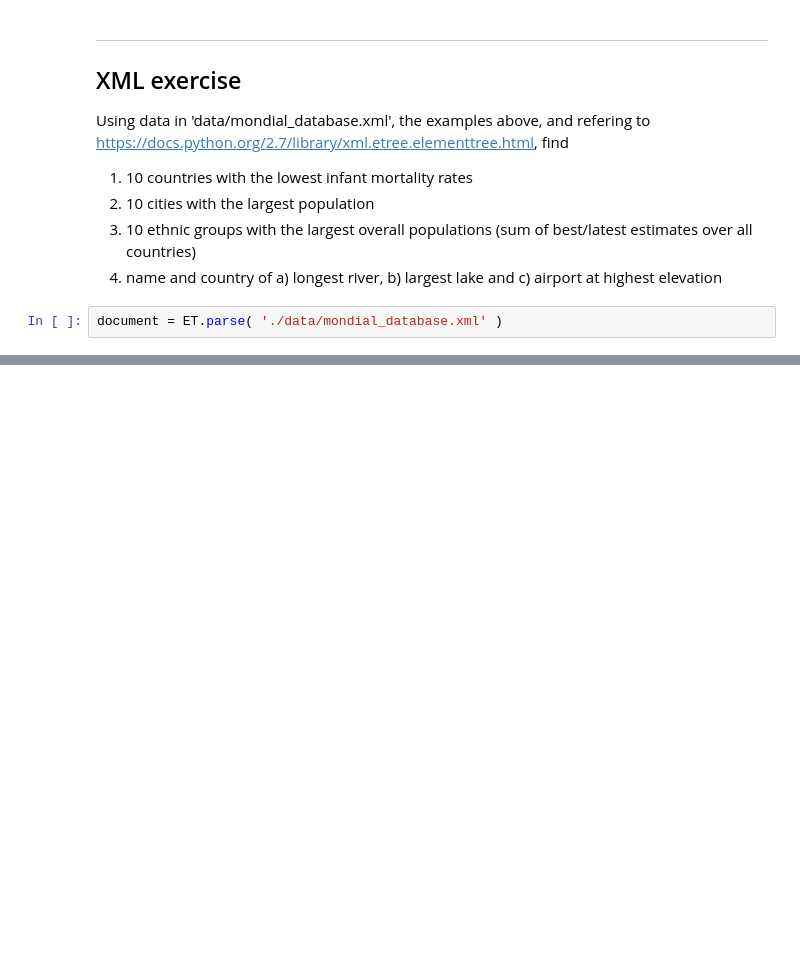
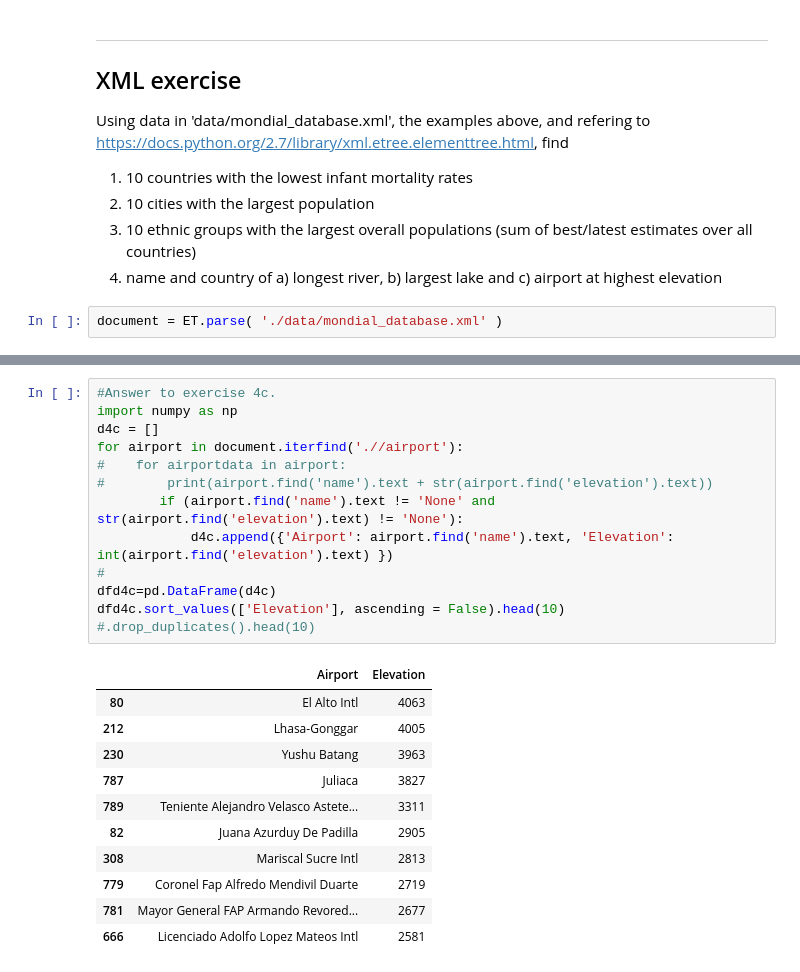
Before and after one commit to luatling/NeoNatal-Disorders, a Jupyter notebook: data_wrangling_xml/sliderule_dsi_xml_exercise.ipynb, the cells around one changed output, grey strips where cells are left out. Drawn from its saved outputs; the diff is of its cells as text; blank space fills up the shorter version.

```diff
--- a/data_wrangling_xml/sliderule_dsi_xml_exercise.ipynb
+++ b/data_wrangling_xml/sliderule_dsi_xml_exercise.ipynb
@@ -192,0 +247,25 @@ xml.etree.ElementTree.Element
+# %%
+#Answer to exercise 4c.
+import numpy as np
+d4c = []
+for airport in document.iterfind('.//airport'):
+#    for airportdata in airport:
+#        print(airport.find('name').text + str(airport.find('elevation').text))
+        if (airport.find('name').text != 'None' and str(airport.find('elevation').text) != 'None'):
+            d4c.append({'Airport': airport.find('name').text, 'Elevation': int(airport.find('elevation').text) })
+#
+dfd4c=pd.DataFrame(d4c)
+dfd4c.sort_values(['Elevation'], ascending = False).head(10)
+#.drop_duplicates().head(10)
+# %% [output]
+|  | Airport | Elevation |
+| 80 | El Alto Intl | 4063 |
+| 212 | Lhasa-Gonggar | 4005 |
+| 230 | Yushu Batang | 3963 |
+| 787 | Juliaca | 3827 |
+| 789 | Teniente Alejandro Velasco Astete... | 3311 |
+| 82 | Juana Azurduy De Padilla | 2905 |
+| 308 | Mariscal Sucre Intl | 2813 |
+| 779 | Coronel Fap Alfredo Mendivil Duarte | 2719 |
+| 781 | Mayor General FAP Armando Revored... | 2677 |
+| 666 | Licenciado Adolfo Lopez Mateos Intl | 2581 |
```
Also changed, not shown: parts of 9 cells of this notebook.
